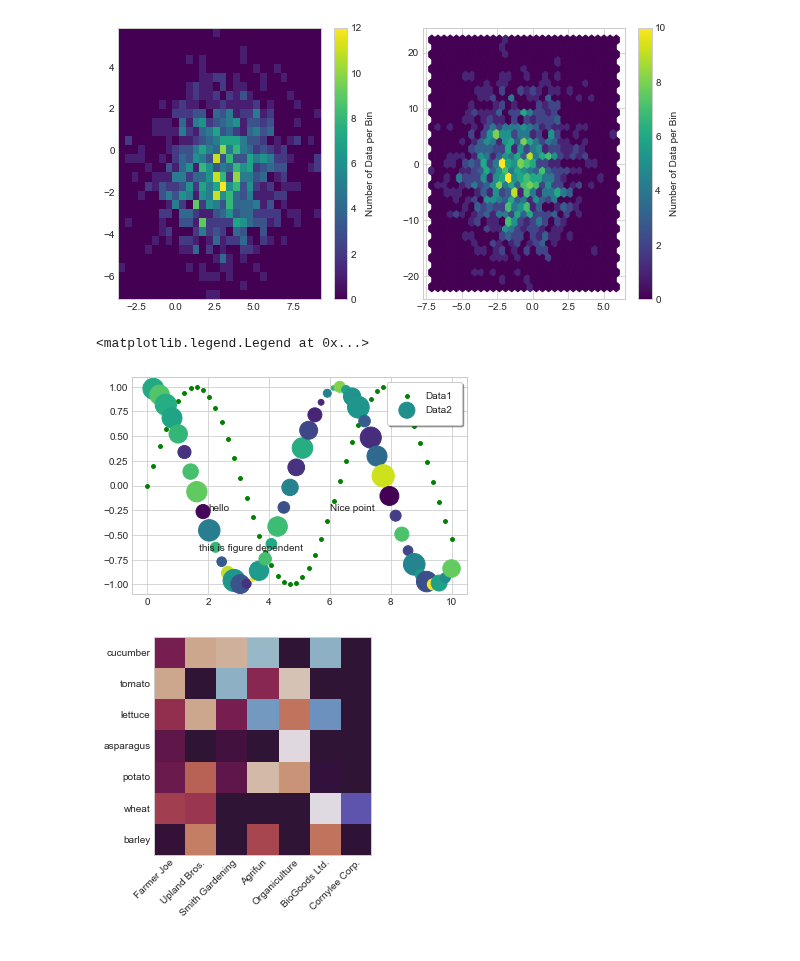
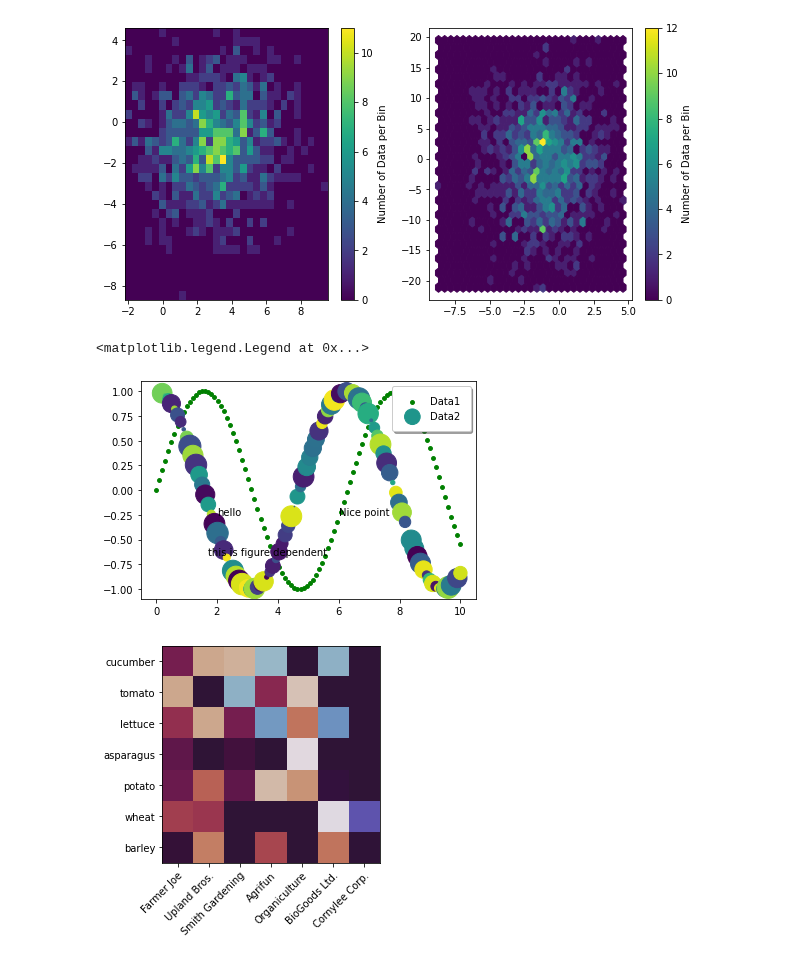
Before and after one commit to mouzkolit/NeuroBeginner, a Jupyter notebook: Scripts/Basic Matplotlib.ipynb, the cells around one changed output. Drawn from its saved outputs; the diff is of its cells as text; code cells hidden in the pictures.

```diff
--- a/Scripts/Basic Matplotlib.ipynb
+++ b/Scripts/Basic Matplotlib.ipynb
@@ -5,9 +5,8 @@
 import numpy as np
 import matplotlib.pyplot as plt
 %matplotlib inline
-plt.style.use("seaborn-whitegrid")
 # %%
 # lets initalize a random numpy array
-array = np.linspace(0,10,1000)
+array = np.linspace(0,10,100)
 array.shape
 # %% [output]
@@ -57,8 +56,8 @@ plt.plot(array,
 # therefore we could also just do
 fig = plt.figure
 ax = plt.axes()
-colors = np.random.rand(50)
-sizes = 500* np.random.rand(50)
+colors = np.random.rand(100)
+sizes = 500* np.random.rand(100)
 # this function can be also used to give different sizes to the different points
 # this can act as additional dimension for the viewer
 plt.scatter(array, np.sin(array), color = "green", s = 15, label = "Data1")
@@ -76,8 +75,6 @@ plt.legend()
 # therefore we could also just do
 fig = plt.figure
 ax = plt.axes()
-colors = np.random.rand(50)
-sizes = 500* np.random.rand(50)
 # this function can be also used to give different sizes to the different points
 # this can act as additional dimension for the viewer
 plt.scatter(array, np.sin(array), color = "green", s = 15, label = "Data1")
@@ -147,30 +147,28 @@ plt.show() # this one can be called in a notebooks but is not need
 # in a ide or other enviroments it is necessary to call this otherwise
 # plot will not be shown
 # %% [output]
-[figure, old version]
+[figure, new version]
 # %%
 # lets also try to annotate point
 fig = plt.figure
 ax = plt.axes()
-colors = np.random.rand(50)
-sizes = 500* np.random.rand(50)
 # this function can be also used to give different sizes to the different points
 # this can act as additional dimension for the viewer
 plt.scatter(array, np.sin(array), color = "green", s = 15, label = "Data1")
 plt.scatter(array,
             np.cos(array),
             c = colors,
             s = sizes,
             cmap = "viridis",
             label = "Data2")
 
 ax.text(2, -0.25, "hello")
 ax.text(6, -0.25, "Nice point")
 ax.text(0.2,0.2, "this is figure dependent", transform=ax.transAxes) # 0,0 is lower left border, 1,1 is upper right board
 ax.legend(loc = "upper right", frameon = True, shadow = True, borderpad = 1) # loc lower center
 # %% [output]
 <matplotlib.legend.Legend at 0x...>
-[figure, old version]
+[figure, new version]
 # %%
 # Create a heatmap
 # This example is directly from the matplotlib homepage
@@ -200,7 +198,7 @@ plt.setp(ax.get_xticklabels(), rotation=45, ha="right",
 #plt.grid(None) # since grids are not that useful for heatmaps
 plt.show()
 # %% [output]
-[figure, old version]
+[figure, new version]
 # %%
 # lets use a higher level plotting library
 # Seaborn
```
Also changed, not shown: parts of 15 cells of this notebook, 9 other files.
